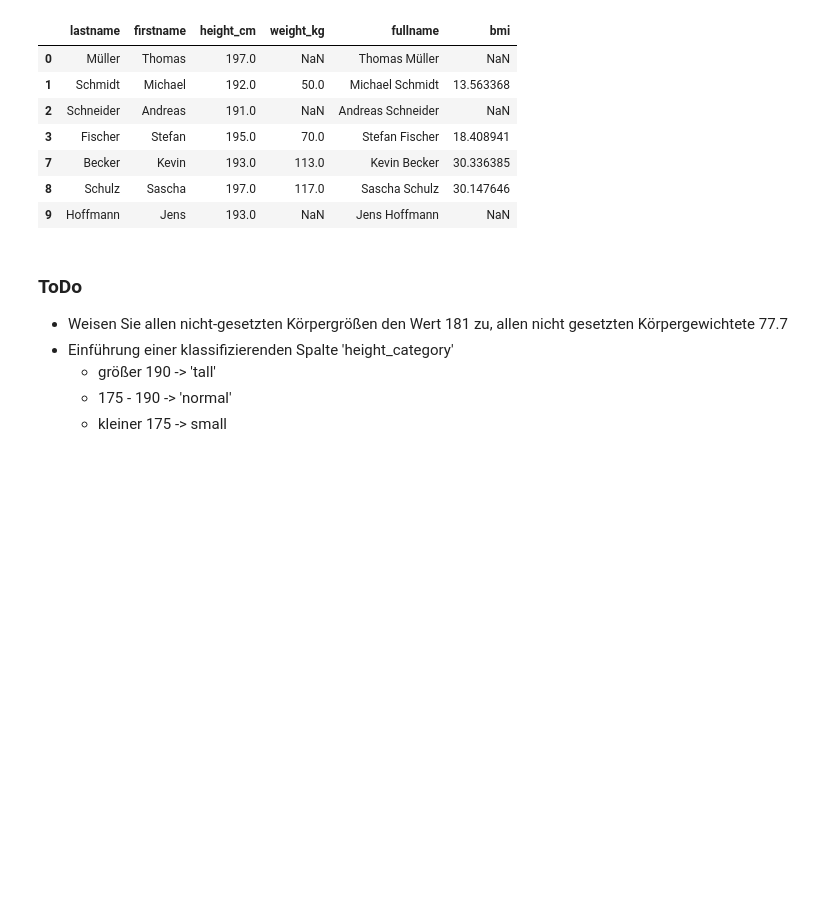
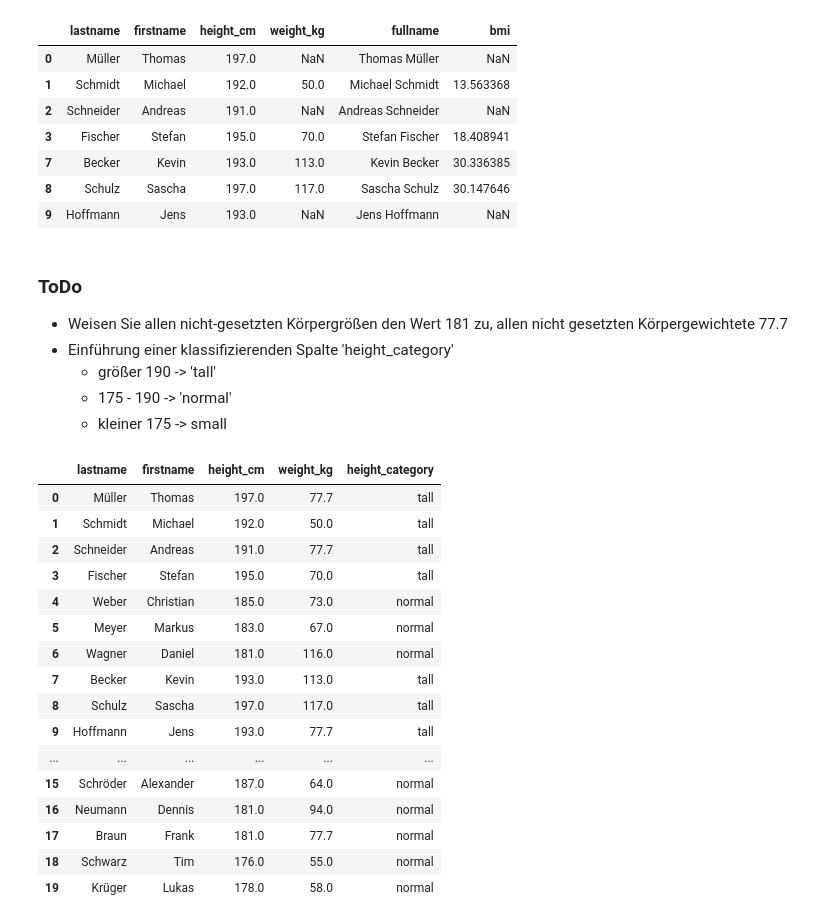
Before and after one commit to Javacream/org.javacream.training.python, a Jupyter notebook: Datenanalyse/pandas_introduction.ipynb, the cells around one changed output. Saved outputs shown, nothing was run; the diff lists cells and outputs as text; code cells hidden in the pictures; blank space fills up the shorter version.

```diff
--- a/Datenanalyse/pandas_introduction.ipynb
+++ b/Datenanalyse/pandas_introduction.ipynb
@@ -323,3 +323,29 @@ df[df['height_cm'] > 190]
   * größer 190 -> 'tall'
   * 175 - 190 -> 'normal'
   * kleiner 175 -> small
+# %%
+df = pd.read_csv('people.csv')
+df.fillna({'height_cm': 181}, inplace=True)
+df.fillna({'weight_kg': 77.7}, inplace=True)
+df['height_category'] = 'normal'
+df.loc[df['height_cm'] > 190, 'height_category'] = 'tall'
+df.loc[df['height_cm'] < 175, 'height_category'] = 'small'
+df
+# %% [output]
+|  | lastname | firstname | height_cm | weight_kg | height_category |
+| 0 | Müller | Thomas | 197.0 | 77.7 | tall |
+| 1 | Schmidt | Michael | 192.0 | 50.0 | tall |
+| 2 | Schneider | Andreas | 191.0 | 77.7 | tall |
+| 3 | Fischer | Stefan | 195.0 | 70.0 | tall |
+| 4 | Weber | Christian | 185.0 | 73.0 | normal |
+| 5 | Meyer | Markus | 183.0 | 67.0 | normal |
+| 6 | Wagner | Daniel | 181.0 | 116.0 | normal |
+| 7 | Becker | Kevin | 193.0 | 113.0 | tall |
+| 8 | Schulz | Sascha | 197.0 | 117.0 | tall |
+| 9 | Hoffmann | Jens | 193.0 | 77.7 | tall |
+| ... | ... | ... | ... | ... | ... |
+| 15 | Schröder | Alexander | 187.0 | 64.0 | normal |
+| 16 | Neumann | Dennis | 181.0 | 94.0 | normal |
+| 17 | Braun | Frank | 181.0 | 77.7 | normal |
+| 18 | Schwarz | Tim | 176.0 | 55.0 | normal |
+| 19 | Krüger | Lukas | 178.0 | 58.0 | normal |
```
